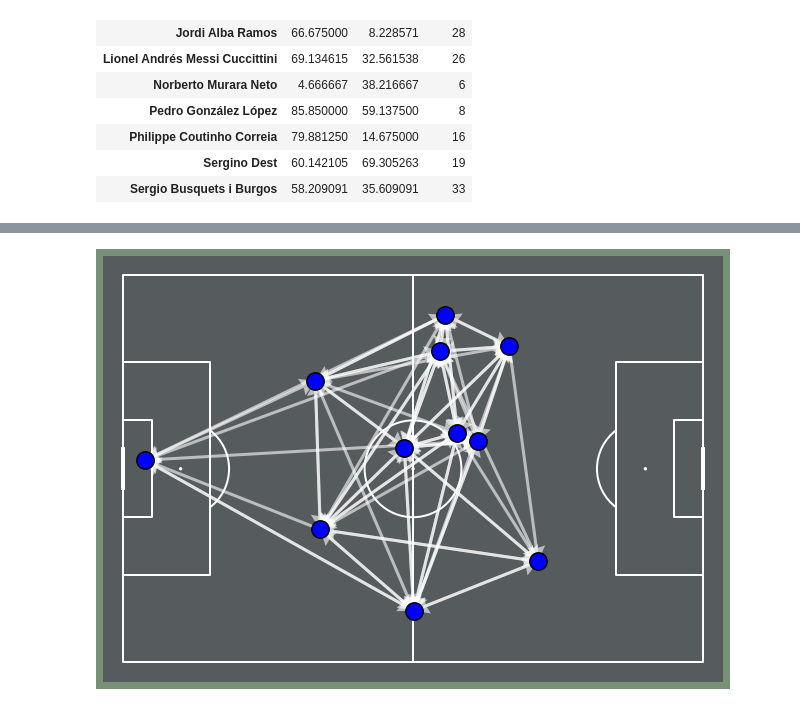
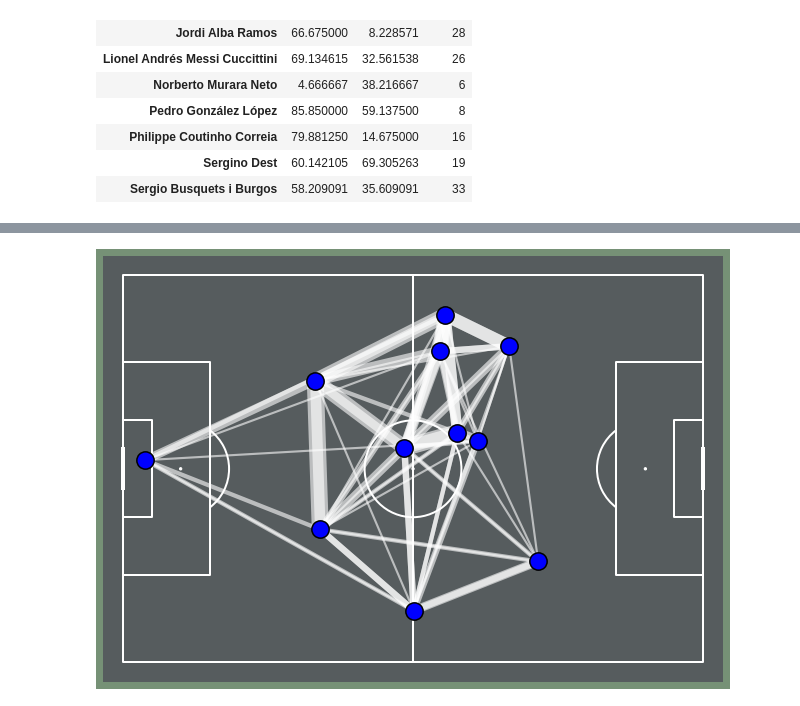
Before and after one commit to gianmarcozironelli/statsbomb_project, a Jupyter notebook: sb_project.ipynb, the cells around one changed output, grey strips where cells are left out. Saved outputs shown, nothing was run; the diff lists cells and outputs as text; code cells hidden in the pictures.

Commit message:
added the line widht to understand the best combinations between players.

```diff
--- a/sb_project.ipynb
+++ b/sb_project.ipynb
@@ -543,0 +539,2 @@ pass_network_barca_df
+# %%
+pass_network_barca_df['width'] = (pass_network_barca_df.pass_count / pass_network_barca_df.pass_count.max() * 17) #setting max values of width
@@ -544,13 +545,13 @@ pass_network_barca_df
 # %%
 network_map_field = Pitch(pitch_type='statsbomb', pitch_color='#565c5e', line_color='#ffffff')
 fig, ax = pitch.draw(figsize=(12, 6), constrained_layout=True, tight_layout=False)
 fig.set_facecolor('#769176')
 
-links = network_map_field.arrows(pass_network_barca_df.x_loc, pass_network_barca_df.y_loc,
+links = network_map_field.lines(pass_network_barca_df.x_loc, pass_network_barca_df.y_loc,
                                  pass_network_barca_df.x_loc_end, pass_network_barca_df.y_loc_end,
-                                 headwidth = 6, width = 3, color = 'w', ax = ax, zorder = 1, alpha = 0.6)
+                                 linewidth = pass_network_barca_df.width, color = 'w', ax = ax, zorder = 1, alpha = 0.6)
 
 nodes = network_map_field.scatter(average_loc_df.x_loc, average_loc_df.y_loc,
                      s = 300, color = 'blue', edgecolors = 'black', linewidth = 1.5, alpha = 1, zorder = 1, ax=ax)
 # %% [output]
-[figure, old version]
+[figure, new version]
```
Also changed, not shown: parts of 6 cells of this notebook.
